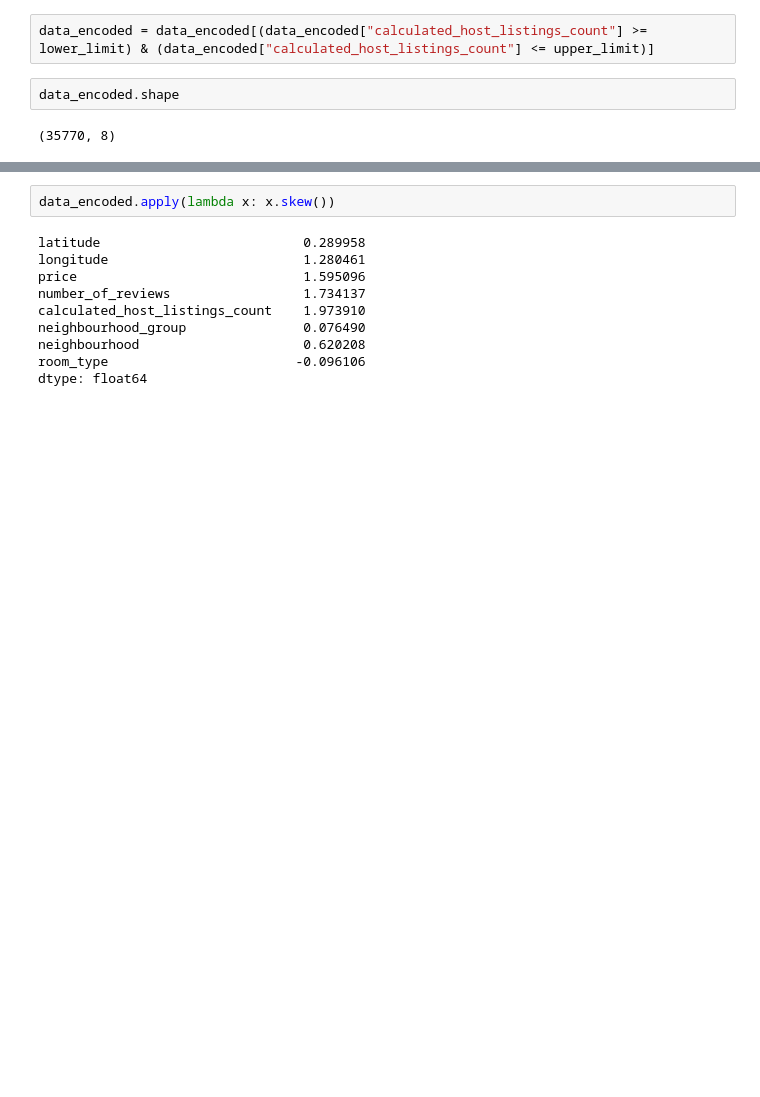
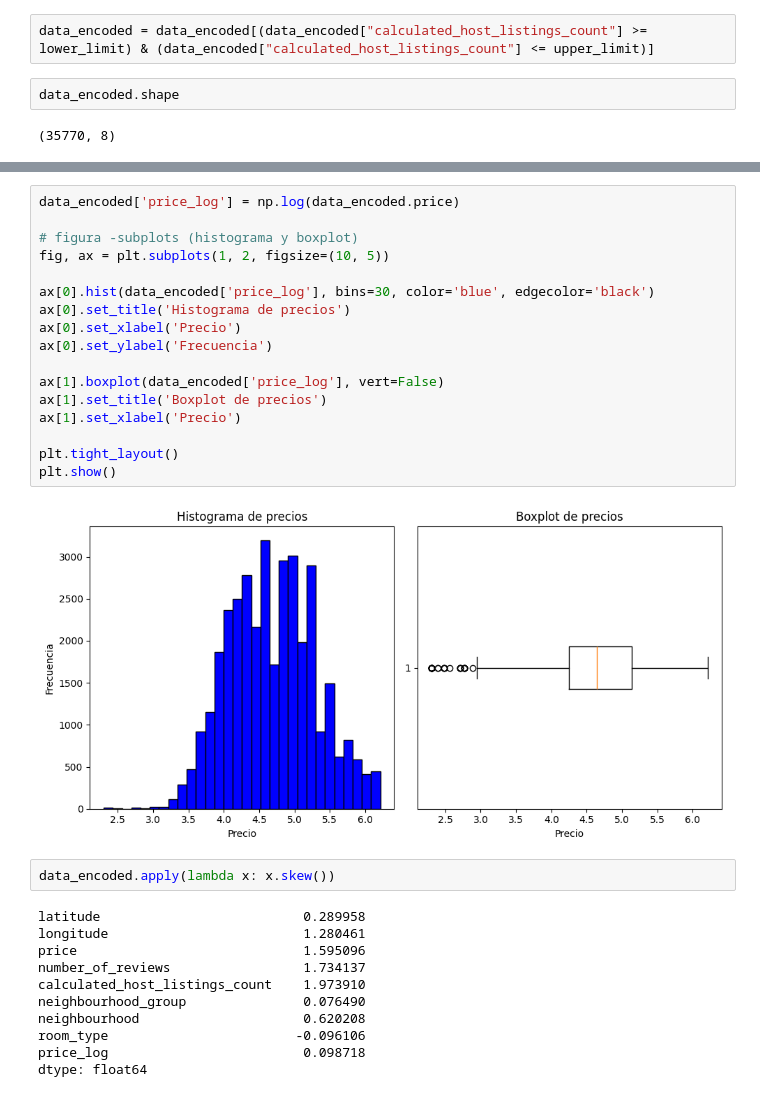
Before and after one commit to patriciamv97/machine-learning-python-template, a Jupyter notebook: src/eda.ipynb, the cells around one changed output, grey strips where cells are left out. Saved outputs shown, nothing was run; the diff lists cells and outputs as text; blank space fills up the shorter version.

```diff
--- a/src/eda.ipynb
+++ b/src/eda.ipynb
@@ -491,3 +519,22 @@ data_encoded.shape
+# %%
+data_encoded['price_log'] = np.log(data_encoded.price)
+
+# figura -subplots (histograma y boxplot)
+fig, ax = plt.subplots(1, 2, figsize=(10, 5))
+
+ax[0].hist(data_encoded['price_log'], bins=30, color='blue', edgecolor='black')
+ax[0].set_title('Histograma de precios')
+ax[0].set_xlabel('Precio')
+ax[0].set_ylabel('Frecuencia')
+
+ax[1].boxplot(data_encoded['price_log'], vert=False)
+ax[1].set_title('Boxplot de precios')
+ax[1].set_xlabel('Precio')
+
+plt.tight_layout()
+plt.show()
+# %% [output]
+[figure, added]
 # %%
 data_encoded.apply(lambda x: x.skew())
 # %% [output]
@@ -499,4 +546,5 @@ calculated_host_listings_count    1.973910
 neighbourhood_group               0.076490
 neighbourhood                     0.620208
 room_type                        -0.096106
+price_log                         0.098718
 dtype: float64
```
Also changed, not shown: parts of 15 cells of this notebook.
